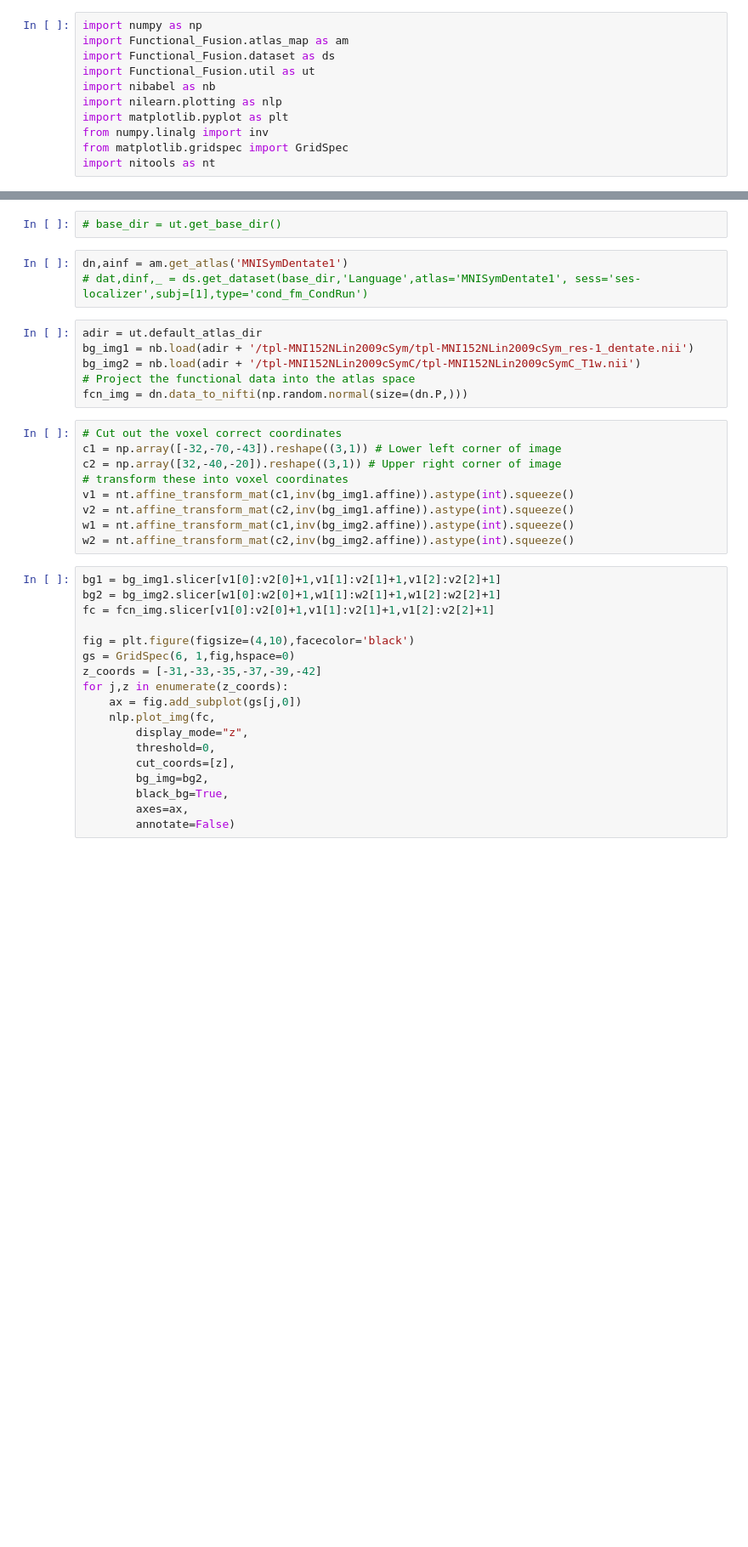
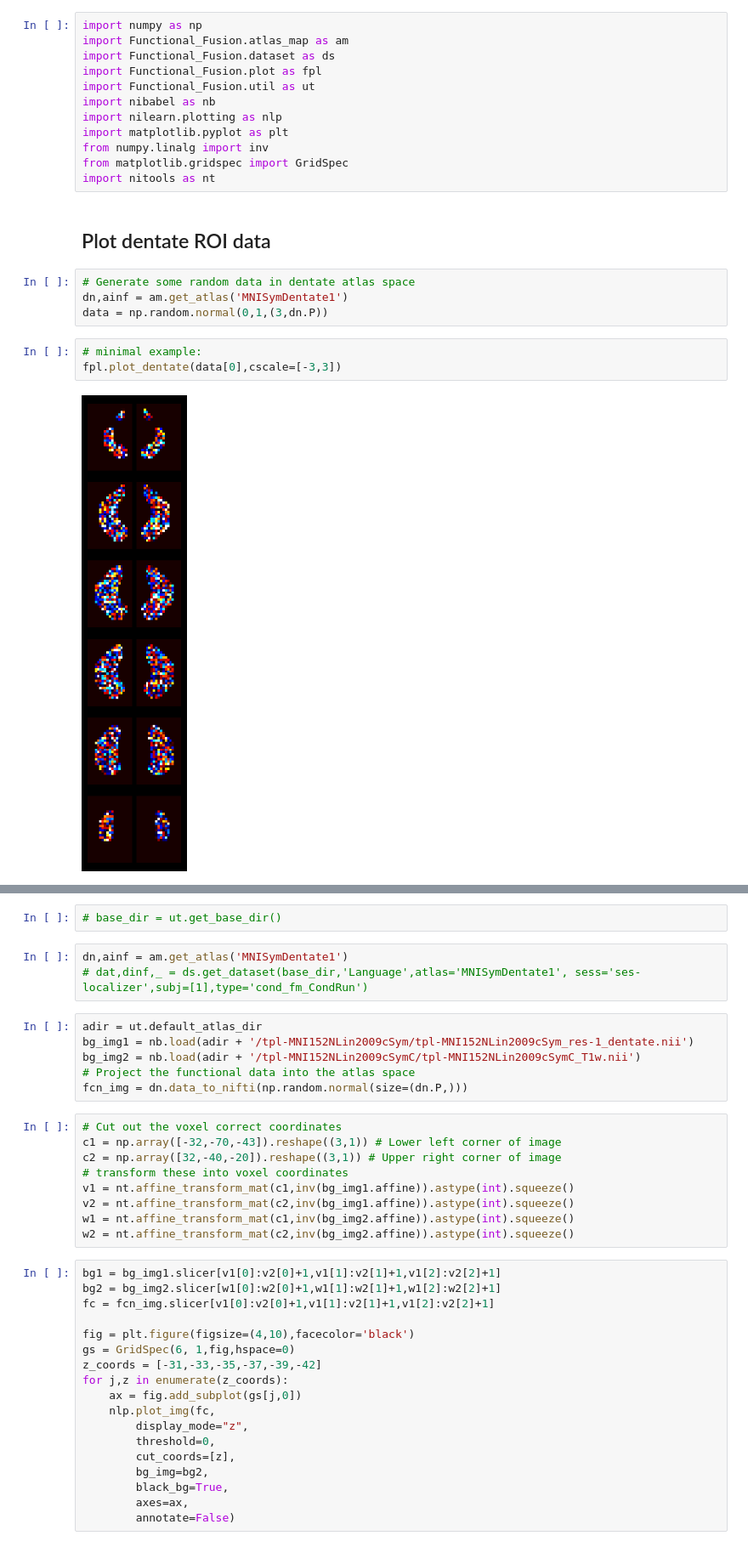
Before and after one commit to DiedrichsenLab/Functional_Fusion, a Jupyter notebook: notebooks/plot_maps.ipynb, the cells around one changed output, grey strips where cells are left out. Shown at 85% size. Drawn from its saved outputs; the diff is of its cells as text; blank space fills up the shorter version.

```diff
--- a/notebooks/plot_maps.ipynb
+++ b/notebooks/plot_maps.ipynb
@@ -2,6 +2,7 @@
 import numpy as np
 import Functional_Fusion.atlas_map as am
 import Functional_Fusion.dataset as ds
+import Functional_Fusion.plot as fpl
 import Functional_Fusion.util as ut
 import nibabel as nb
 import nilearn.plotting as nlp
@@ -9,3 +10,14 @@ import matplotlib.pyplot as plt
 from numpy.linalg import inv
 from matplotlib.gridspec import GridSpec
 import nitools as nt
+# %% [markdown]
+## Plot dentate ROI data
+# %%
+# Generate some random data in dentate atlas space
+dn,ainf = am.get_atlas('MNISymDentate1')
+data = np.random.normal(0,1,(3,dn.P))
+# %%
+# minimal example:
+fpl.plot_dentate(data[0],cscale=[-3,3])
+# %% [output]
+[figure, added]
```
Also changed, not shown: parts of 7 cells of this notebook, 1 other file.
